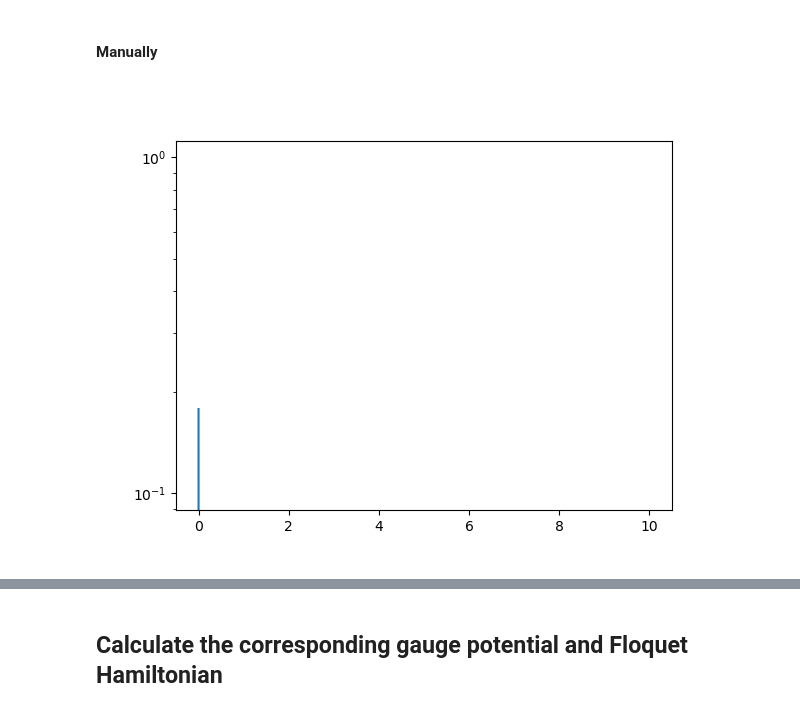
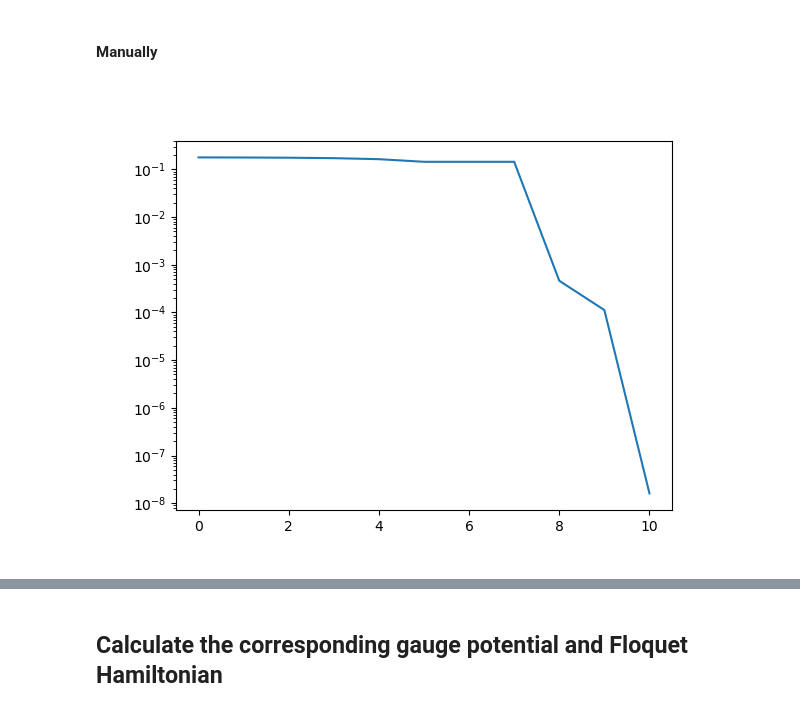
Before and after one commit to gmaleksand/counterdiabatic_3ls, a Jupyter notebook: circular_drive.ipynb, the cells around one changed output, grey strips where cells are left out. Drawn from its saved outputs; the diff is of its cells as text; code cells hidden in the pictures.

```diff
--- a/circular_drive.ipynb
+++ b/circular_drive.ipynb
@@ -235,20 +209,53 @@ def random_matrix():
 #### Manually
 # %%
 eta = 1e-2
-N_epochs = 11#00
+N_epochs = 11
 K = H.copy()
-#K = random_matrix()
 
-y = np.zeros((N_epochs))#,dtype=com)
+y = np.zeros((N_epochs))
 eta_history = np.zeros((400))
+
+
+y[0] = norm(G(K)).real
+
+new_direction = True
+for i in trange(N_epochs):
+
+    if new_direction:
+        step = dS(K).conj()
+
+    S_0 = norm(G(K)).real
+    S_1 = norm(G(K-eta*step)).real
+    S_2 = norm(G(K-2*eta*step)).real
+    modified_eta = eta*(1+.5*(S_2-S_0)/(2*S_1-S_2-S_0))
+    if S_1 > S_0: # if taking 1 step does not lead to lower cost, the step is too large
+        eta/=2
+        new_direction = False
+    elif modified_eta < 0: # if the second derivative is negative, take 1 step, but next time try with a bigger step for faster convergence
+        K -= eta*step
+        eta*=2
+        new_direction = True
+    elif 0.5 < modified_eta/eta and modified_eta/eta < 2: # move according to the second-derivative-implied minimum
+        K -= (modified_eta+eta)/2*step
+        eta = modified_eta
+        new_direction = True
+    elif modified_eta < eta: # approximate the second derivative better with a smaller step
+        eta /= 2
+        new_direction = False
+    elif modified_eta > eta: # approximate the second derivative better with a larger step
+        eta *= 2
+        new_direction = False
+
+    y[i] = norm(G(K)).real
+
+
+
 
 fig, ax = plt.subplots()
 
-y[0] = norm(G(K)).real
-#y[0] = np.sum(G(K)**2).real
 ax.plot(np.arange(N_epochs),y)
 
 ax.set_yscale('log')
 plt.show()
 # %% [output]
-[figure, old version]
+[figure, new version]
```
Also changed, not shown: parts of 8 cells of this notebook.
